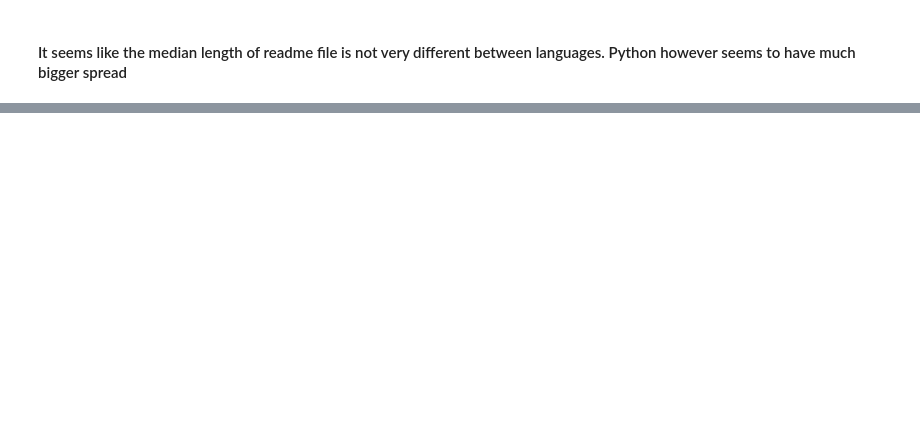
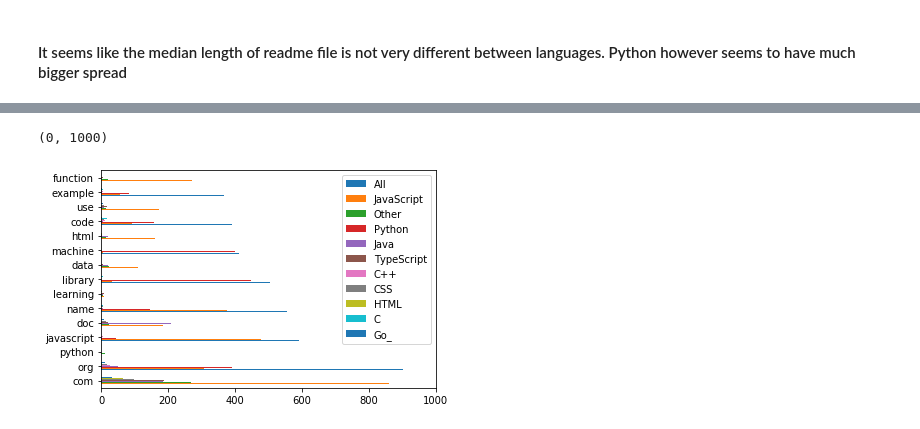
Before and after one commit to The-Tree-Muskeeters/git-language, a Jupyter notebook: nlp_project_ravinder.ipynb, the cells around one changed output, grey strips where cells are left out. Cells and saved outputs as stored; diff of their text form; code cells hidden in the pictures; blank space fills up the shorter version.

```diff
--- a/nlp_project_ravinder.ipynb
+++ b/nlp_project_ravinder.ipynb
@@ -341,0 +347,20 @@ def words_():
+# %%
+All_words = pd.Series(' '.join(train.cleaned).split()).value_counts()
+JavaScript_words = pd.Series(' '.join(train[train.language == 'JavaScript'].cleaned).split()).value_counts()
+Other_words = pd.Series(' '.join(train[train.language == 'Other'].cleaned).split()).value_counts()
+Python_words = pd.Series(' '.join(train[train.language == 'Python'].cleaned).split()).value_counts()
+java_words = pd.Series(' '.join(train[train.language == 'Java'].cleaned).split()).value_counts()
+TypeScript_words = pd.Series(' '.join(train[train.language == 'TypeScript'].cleaned).split()).value_counts()
+Cplus_words = pd.Series(' '.join(train[train.language == 'C++'].cleaned).split()).value_counts()
+CSS_words = pd.Series(' '.join(train[train.language == 'CSS'].cleaned).split()).value_counts()
+HTML_words = pd.Series(' '.join(train[train.language == 'HTML'].cleaned).split()).value_counts()
+C_words = pd.Series(' '.join(train[train.language == 'C'].cleaned).split()).value_counts()
+Go_words = pd.Series(' '.join(train[train.language == 'Go'].cleaned).split()).value_counts()
+# %%
+word_counts = (pd.concat([All_words, JavaScript_words, Other_words, Python_words,java_words, TypeScript_words, Cplus_words,\
+                         CSS_words,HTML_words, C_words, Go_words],\
+                         axis=1, sort=True).set_axis(['All','JavaScript', 'Other', 'Python','Java', 'TypeScript', 'C++',\
+                         'CSS','HTML', 'C', 'Go_'], axis=1, inplace=False).fillna(0)\
+               .apply(lambda s: s.astype(int)))
+
+word_counts.head()
@@ -341,0 +396,7 @@ def words_():
+# %%
+
+word_counts.sort_values(by='All', ascending=False).head(15).plot.barh()
+plt.xlim(0,1000)
+# %% [output]
+(0, 1000)
+[figure, added]
```
Also changed, not shown: parts of 9 cells of this notebook.
